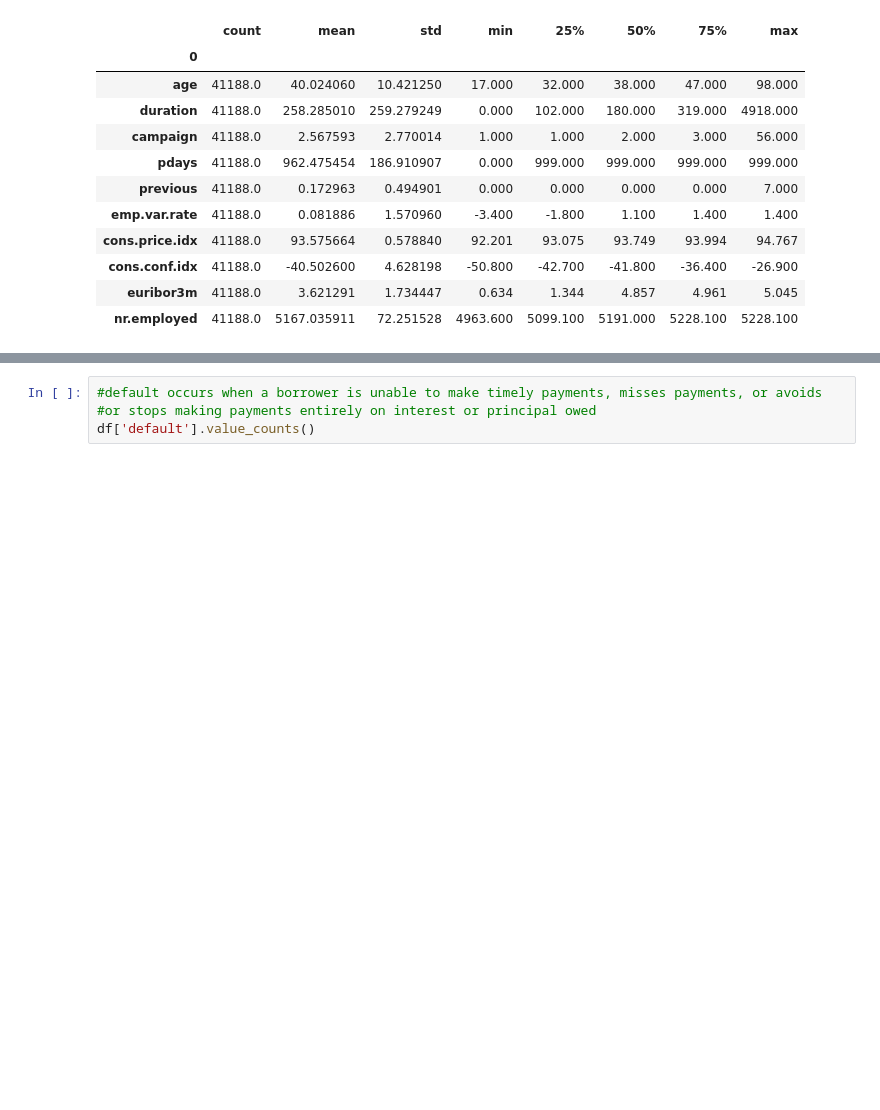
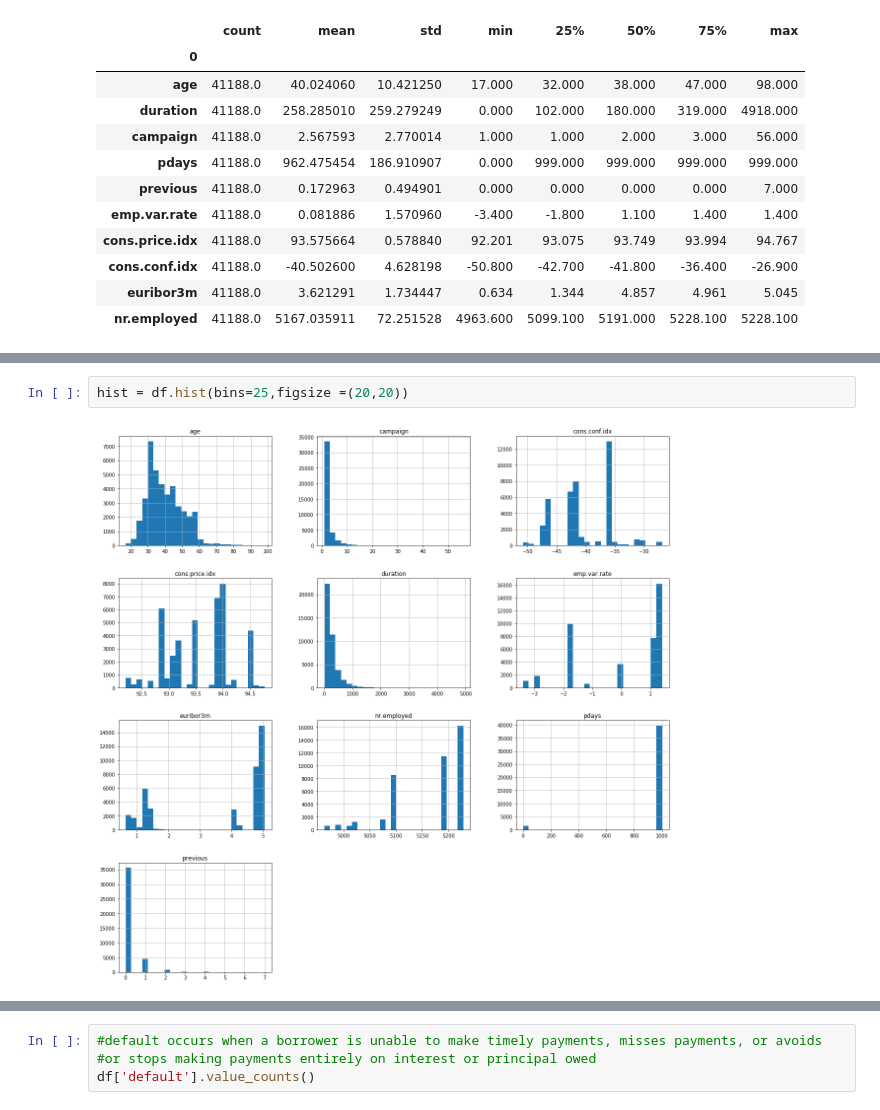
Before and after one commit to pranay-surana/Capstone_II, a Jupyter notebook: Notebook_Steptwo.ipynb, the cells around one changed output, grey strips where cells are left out. Saved outputs shown, nothing was run; the diff lists cells and outputs as text; blank space fills up the shorter version.

```diff
--- a/Notebook_Steptwo.ipynb
+++ b/Notebook_Steptwo.ipynb
@@ -259,0 +226,4 @@ for i in df[cols]:
+# %%
+hist = df.hist(bins=25,figsize =(20,20))
+# %% [output]
+[figure, added]
```
Also changed, not shown: parts of 21 cells of this notebook, 1 other file.
